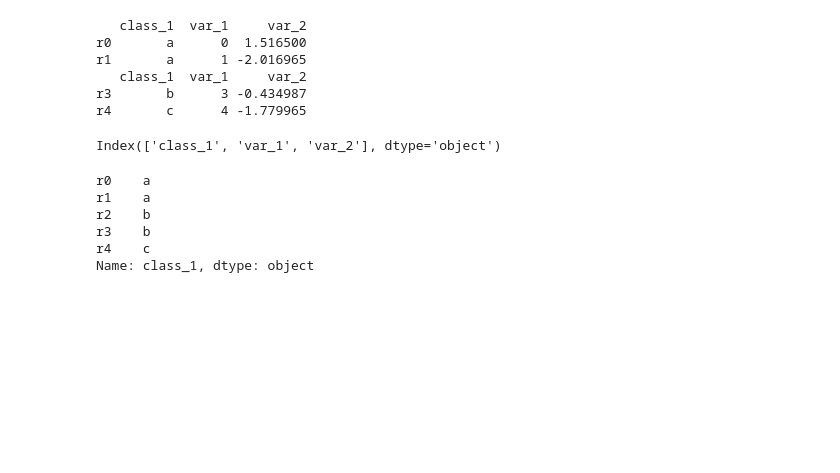
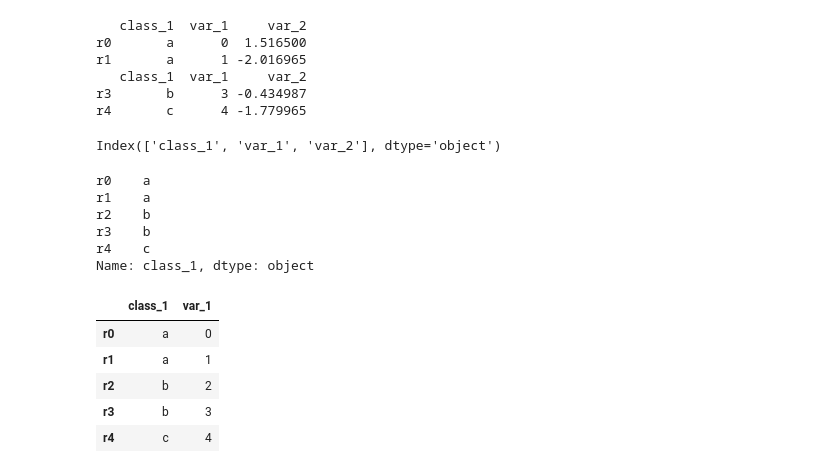
Before and after one commit to wanjuson/analyst_engineer, a Jupyter notebook: Py_Rfriend01.ipynb, the cells around one changed output. Drawn from its saved outputs; the diff is of its cells as text; code cells hidden in the pictures; blank space fills up the shorter version.

```diff
--- a/Py_Rfriend01.ipynb
+++ b/Py_Rfriend01.ipynb
@@ -249,3 +249,12 @@ r2    b
 r3    b
 r4    c
 Name: class_1, dtype: object
+# %%
+df_2[['class_1', 'var_1']]
+# %% [output]
+|  | class_1 | var_1 |
+| r0 | a | 0 |
+| r1 | a | 1 |
+| r2 | b | 2 |
+| r3 | b | 3 |
+| r4 | c | 4 |
```
Also changed, not shown: parts of 12 cells of this notebook.
